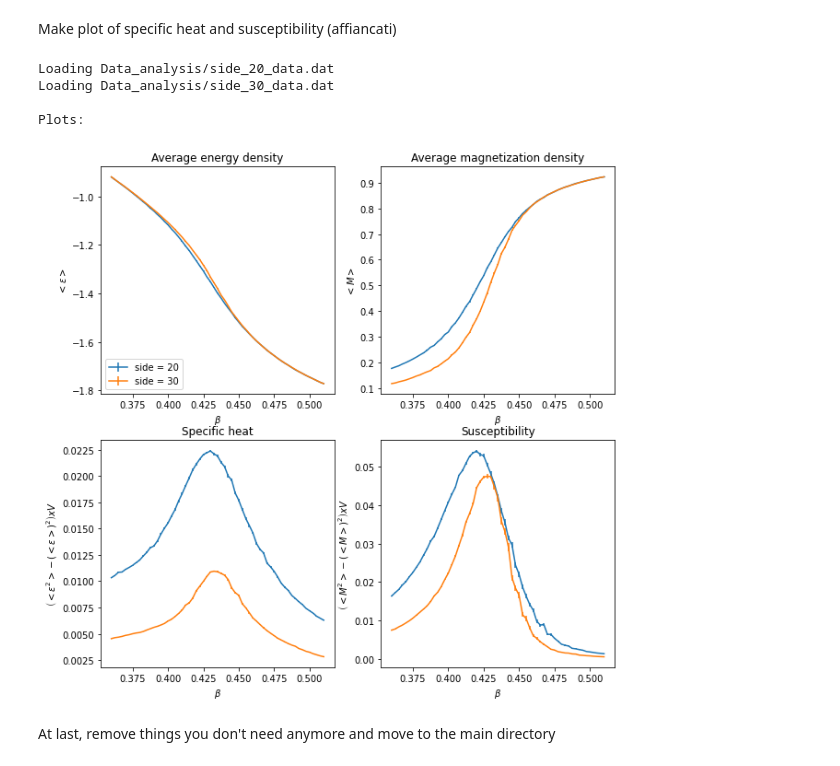
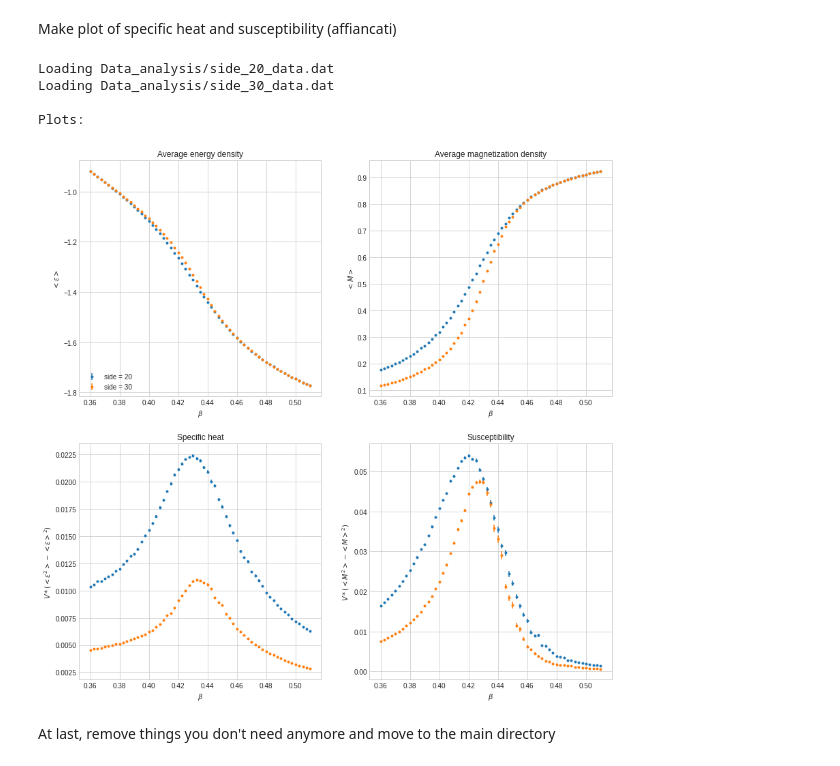
Before and after one commit to Dario-Maglio/Numerical_Methods, a Jupyter notebook: Application_projects/Ising_model_2D/interface_colab.ipynb, the cells around one changed output. Drawn from its saved outputs; the diff is of its cells as text; code cells hidden in the pictures.

```diff
--- a/Application_projects/Ising_model_2D/interface_colab.ipynb
+++ b/Application_projects/Ising_model_2D/interface_colab.ipynb
@@ -86,7 +86,9 @@ Loading directory Side_60
 # %% [markdown]
 Make plot of specific heat and susceptibility (affiancati)
 # %%
-fig, axes = plt.subplots(2, 2, num="specific heat and susceptibility", figsize=(10, 10))
+plt.style.use('seaborn-whitegrid')
+
+fig, axes = plt.subplots(2, 2, num="specific heat and susceptibility", figsize=(14, 14))
 
 axes[0, 0].set_title("Average energy density")
 axes[0, 0].set_ylabel(r'$< \epsilon >$')
@@ -97,44 +99,44 @@ axes[0, 1].set_ylabel(r'$< M >$')
 axes[0, 1].set_xlabel(r'$\beta$')
 
 axes[1, 0].set_title("Specific heat")
-axes[1, 0].set_ylabel(r'$ \left( < \epsilon^2 > - \left( < \epsilon > \right)^2 \right) x V $')
+axes[1, 0].set_ylabel(r'$ V * \left( < \epsilon^2 > - < \epsilon >^2 \right)$')
 axes[1, 0].set_xlabel(r'$\beta$')
 
 axes[1, 1].set_title("Susceptibility")
-axes[1, 1].set_ylabel(r'$ \left( < M^2 > - \left( < M > \right)^2 \right) x V $')
+axes[1, 1].set_ylabel(r'$ V * \left( < M^2 > - < M >^2 \right)$')
 axes[1, 1].set_xlabel(r'$\beta$')
 
 sides = np.arange(20, 31, 10, dtype='int')
 
 directory = "Data_analysis"
 
 
 for side in sides:
     filename = f"side_{side}_data.dat"
     file_path = os.path.join(directory, filename)
     print("Loading " + file_path)
 
     if os.path.isfile(file_path):
         betas, enes, enes_err, mags, mags_err, heat, heat_err, chi, chi_err, cum = np.loadtxt(file_path, unpack='True')
 
-    axes[0, 0].errorbar(betas, enes, yerr=enes_err, label=f'side = {side}')
+    axes[0, 0].errorbar(betas, enes, yerr=enes_err, fmt='.', label=f'side = {side}')
 
-    axes[0, 1].errorbar(betas, mags, yerr=mags_err, label=f'side = {side}')
+    axes[0, 1].errorbar(betas, mags, yerr=mags_err, fmt='.', label=f'side = {side}')
 
-    axes[1, 0].errorbar(betas, heat, yerr=heat_err, label=f'side = {side}')
+    axes[1, 0].errorbar(betas, heat, yerr=heat_err, fmt='.', label=f'side = {side}')
 
-    axes[1, 1].errorbar(betas, chi, yerr=chi_err, label=f'side = {side}')
+    axes[1, 1].errorbar(betas, chi, yerr=chi_err, fmt='.', label=f'side = {side}')
 
 
 print("\nPlots: \n")
 axes[0, 0].legend(loc='lower left')
 plt.show()
 # %% [output]
 Loading Data_analysis/side_20_data.dat
 Loading Data_analysis/side_30_data.dat
 
 Plots:
-[figure, old version]
+[figure, new version]
 # %%
 !ls
 # %% [markdown]
```
